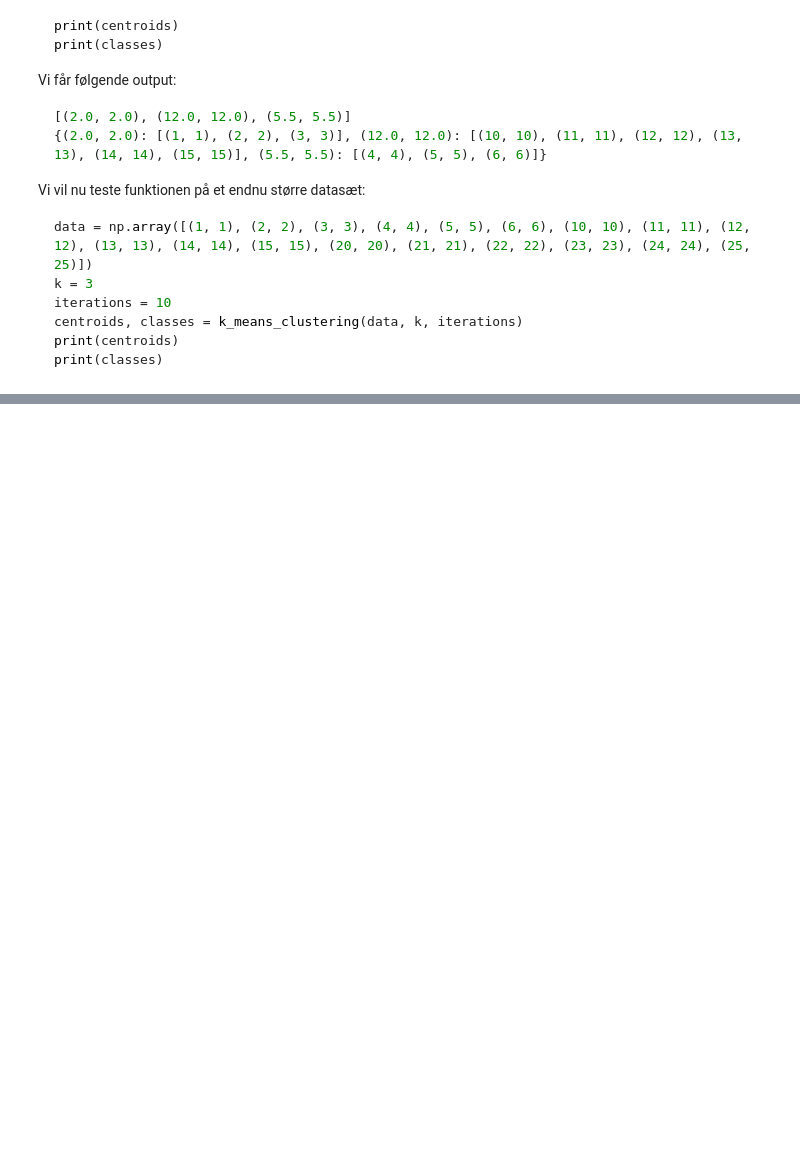
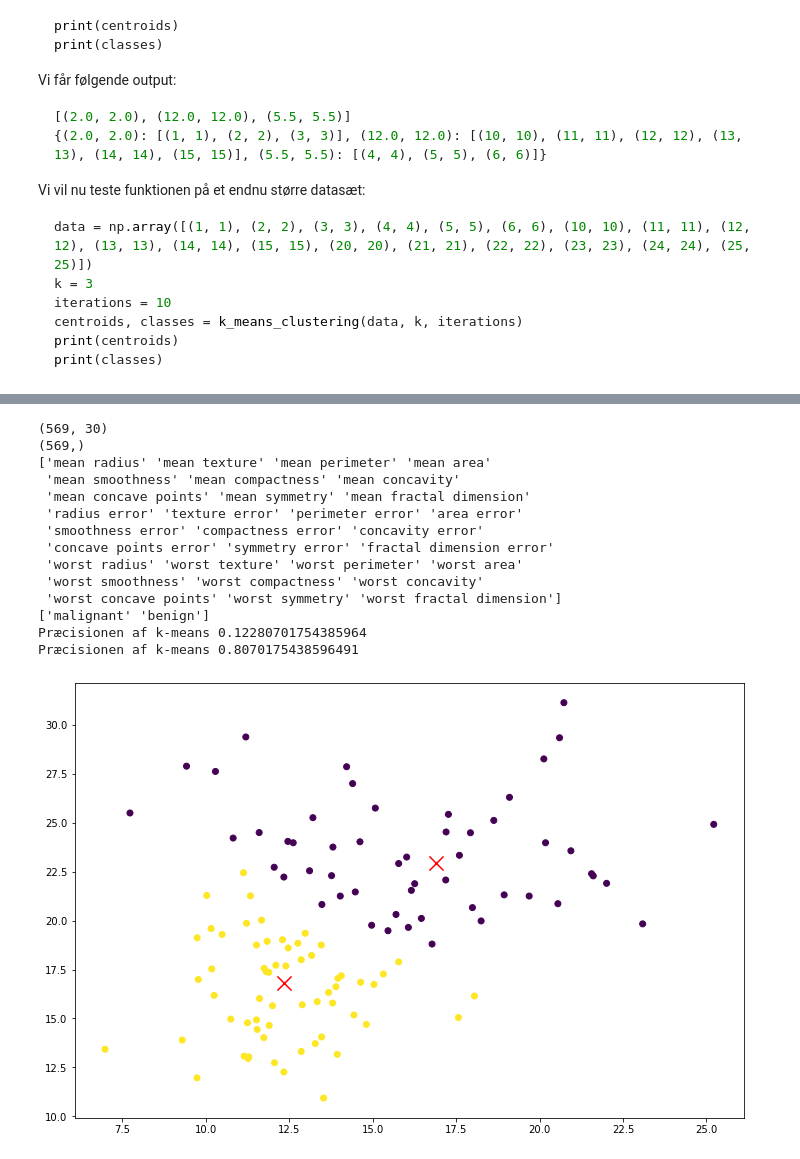
Before and after one commit to HenrikSterner/IntelligenteSystemer, a Jupyter notebook: slides/kmeans.ipynb, the cells around one changed output, grey strips where cells are left out. Cells and saved outputs as stored; diff of their text form; code cells hidden in the pictures; blank space fills up the shorter version.

```diff
--- a/slides/kmeans.ipynb
+++ b/slides/kmeans.ipynb
@@ -228,0 +313,66 @@ Her indgår $x_{i}$ og $y_{i}$ koordinaterne for datapunktet $P_i$ og $c_{j1}$ o
+# %%
+# Først importeres pakker:
+import numpy as np
+import matplotlib.pyplot as plt
+from sklearn.cluster import KMeans
+# import brystkræft data fra sklearn.datasets
+from sklearn.datasets import load_breast_cancer
+
+# load data
+data = load_breast_cancer()
+
+# visuelt inspektion af data
+print(data.data.shape)
+print(data.target.shape)
+print(data.feature_names)
+print(data.target_names)
+
+# opdel data i trænings- og testdata
+from sklearn.model_selection import train_test_split
+X_train, X_test, y_train, y_test = train_test_split(data.data, data.target, test_size=0.2, random_state=42)
+
+# opret kmeans model
+kmeans = KMeans(n_clusters=2, random_state=42)
+# træn model
+kmeans.fit(X_train)
+
+# evaluér model
+from sklearn.metrics import accuracy_score
+y_pred = kmeans.predict(X_test)
+print("Præcisionen af k-means", accuracy_score(y_test, y_pred))
+
+# Brug kun de to features, der blev brugt til visualiseringen
+X_train = X_train[:,0:2]
+X_test = X_test[:,0:2]
+
+# opret kmeans model
+kmeans = KMeans(n_clusters=2, random_state=42)
+# træn model
+kmeans.fit(X_train)
+
+# evaluér model
+from sklearn.metrics import accuracy_score
+y_pred = kmeans.predict(X_test)
+print("Præcisionen af k-means", accuracy_score(y_test, y_pred))
+
+# visualisér resultater og plot centroids
+plt.figure(figsize=(12,8))
+plt.scatter(X_test[:,0], X_test[:,1], c=y_pred)
+plt.scatter(kmeans.cluster_centers_[:,0], kmeans.cluster_centers_[:,1], marker='x', s=200, c='red')
+plt.show()
+# %% [output]
+(569, 30)
+(569,)
+['mean radius' 'mean texture' 'mean perimeter' 'mean area'
+ 'mean smoothness' 'mean compactness' 'mean concavity'
+ 'mean concave points' 'mean symmetry' 'mean fractal dimension'
+ 'radius error' 'texture error' 'perimeter error' 'area error'
+ 'smoothness error' 'compactness error' 'concavity error'
+ 'concave points error' 'symmetry error' 'fractal dimension error'
+ 'worst radius' 'worst texture' 'worst perimeter' 'worst area'
+ 'worst smoothness' 'worst compactness' 'worst concavity'
+ 'worst concave points' 'worst symmetry' 'worst fractal dimension']
+['malignant' 'benign']
+Præcisionen af k-means 0.12280701754385964
+Præcisionen af k-means 0.8070175438596491
+[figure, added]
```
Also changed, not shown: parts of 4 cells of this notebook.
